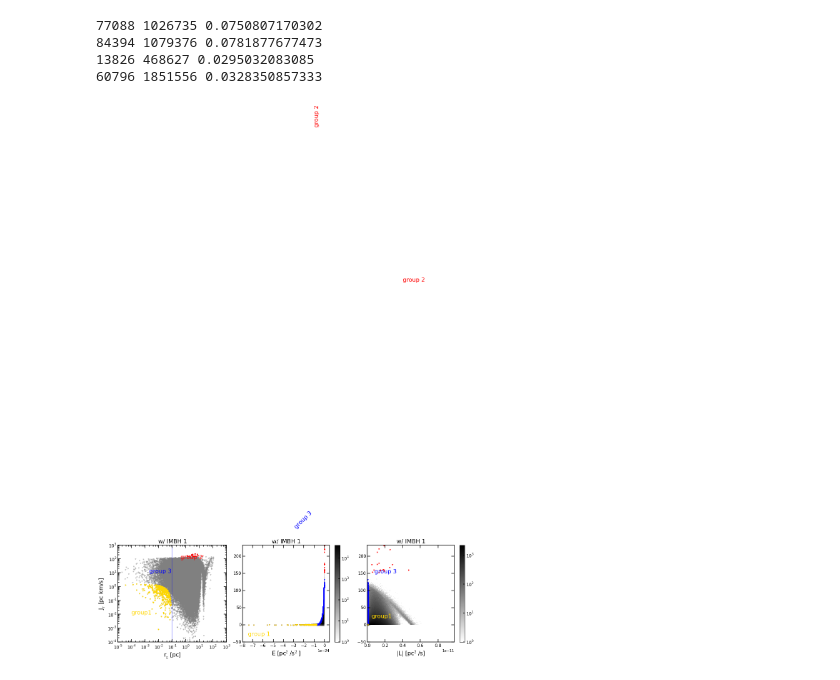
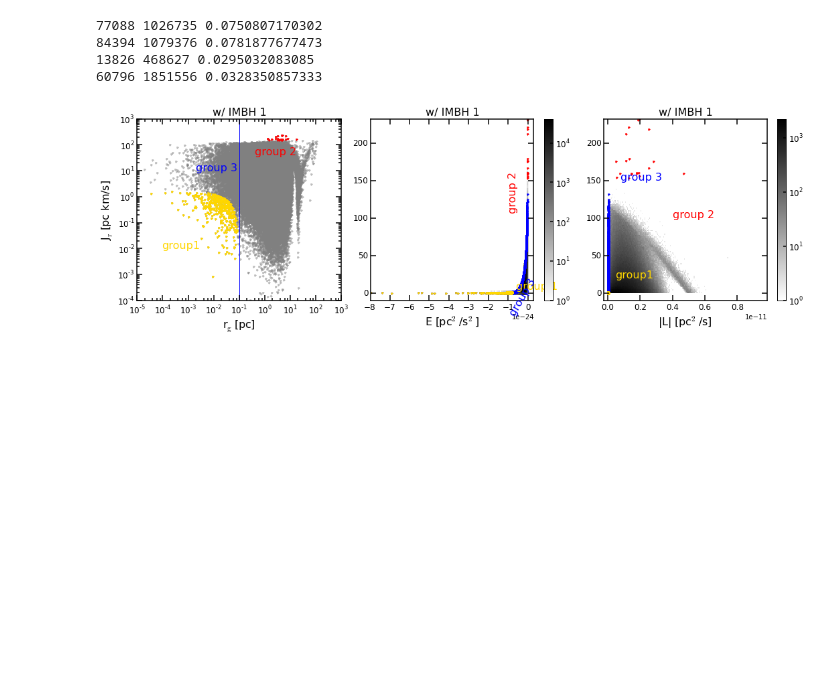
Before and after one commit to sophialilleengen/GC_actions, a Jupyter notebook: action_plots.ipynb, the cells around one changed output. Cells and saved outputs as stored; diff of their text form; code cells hidden in the pictures; blank space fills up the shorter version.

```diff
--- a/action_plots.ipynb
+++ b/action_plots.ipynb
@@ -232,15 +232,15 @@ r_beta_wo_bh_2=r_beta_wo_2/hmr_wo_bh_2
 
 #E_1 = bh_orbit_1.energy(x_1[1:],y_1[1:],z_1[1:],vx_1[1:],vy_1[1:],vz_1[1:])
 #L_1=bh_orbit_1.angularmom(x_1[1:],y_1[1:],z_1[1:],vx_1[1:],vy_1[1:],vz_1[1:])[0]
-k_1_test=E_1<-0.8e-24
-l_1_test=J_r_1>150
-l_1=np.flatnonzero(k_1_test+l_1_test)
+group1_1=E_1<-0.9e-24
+group2_1=J_r_1>150
+#l_1=np.flatnonzero(k_1_test+l_1_test)
 
 #E_2 = bh_orbit_2.energy(x_2[1:],y_2[1:],z_2[1:],vx_2[1:],vy_2[1:],vz_2[1:])
 #L_2=bh_orbit_2.angularmom(x_2[1:],y_2[1:],z_2[1:],vx_2[1:],vy_2[1:],vz_2[1:])[0]
-k_2_test=E_2<-0.8e-24
-l_2_test=J_r_2>150
-l_2=np.flatnonzero(k_2_test+l_2_test)
+group1_2=E_2<-0.9e-24
+group2_2=J_r_2>150
+#l_2=np.flatnonzero(k_2_test+l_2_test)
 #print(l_1,l_2)
 # %%
 ### plot actions over actual distance ###
@@ -1334,7 +1369,7 @@ ax0.set_ylabel('J$_\mathrm{r}$ [pc km/s]',fontsize=16)
 ax0.set_title('w/ IMBH 1',fontsize=16)
 #ax0.legend(loc=0,numpoints=1)
 ax0.text(x=1e-4,y=1e-2,s='group1',color='gold',fontsize=16)
-ax0.text(x=4e-1,y=1e2,s='group 2',color='red',fontsize=16)
+ax0.text(x=4e-1,y=4e1,s='group 2',color='red',fontsize=16)
 ax0.text(x=2e-3,y=10,s='group 3',color='blue',fontsize=16)
 
 
@@ -1345,21 +1380,10 @@ ax1.set_title('w/ IMBH 1',fontsize=16)
 ax1.set_xlim(right=0.05e-23)
 ax1.set_ylim(-50,)
 
-#bbox_props = dict(boxstyle="round,pad=0.3", fc=None, ec="b", lw=1.5)
-#t = ax1.text(0, -1.0, "group1", ha="center", va="center", size=15, bbox=bbox_props)
 
-
-at = AnchoredText("group 1",
-                  prop=dict(size=16,color='gold'), frameon=False,
-                  loc=3
-                  )
-ax1.add_artist(at)
-
-#at2 = AnchoredText('group 2',prop=dict(size=16),frameon=False,loc= (-0.1,1200),rotation=45)
-#ax1.add_artist(at2)
-
-ax1.text(x=-0.1e-23,y=1500,s='group 2',rotation=90,fontsize=16,color='red')
-ax1.text(x=-0.3e-23,y=320,s='group 3',rotation=45,fontsize=16,color='blue')
+ax1.text(x=-0.6e-24,y=5,s='group 1',fontsize=16,color='gold')
+ax1.text(x=-1e-24,y=150,s='group 2',rotation=90,fontsize=16,color='red')
+ax1.text(x=-0.1e-23,y=10,s='group 3',rotation=60,fontsize=16,color='blue')
 
 ax1.plot(E_1[rg_1],J_r_1[rg_1],'b.') #group 3
 ax1.plot(E_1[l_1_test],J_r_1[l_1_test],'.',color='red') #group 2
@@ -1370,7 +1394,8 @@ cbar1.ax.tick_params(length=4,width=1.5,labelsize=12)
 
 k_1=int(2.*len(L_1)**(1./3.))
 
-
+ax1.set_ylim(-10,)
+ax1.set_xlim(right=0.3e-24)
 
 
 cax2=ax2.hist2d(L_1,J_r_1,bins=k_1,norm=LogNorm(),cmap='binary')
@@ -1386,33 +1411,34 @@ ax2.plot(L_1[l_1_test],J_r_1[l_1_test],'r.') #group 2
 ax2.plot(L_1[k_1_test],J_r_1[k_1_test],'.',color='gold') #group 1
 
 ax2.text(x=0.05e-11,y=20,s='group1',color='gold',fontsize=16)
-ax2.text(x=0.4e-11,y=1000,s='group 2',color='red',fontsize=16)
+ax2.text(x=0.4e-11,y=100,s='group 2',color='red',fontsize=16)
 ax2.text(x=0.08e-11,y=150,s='group 3',color='blue',fontsize=16)
-
+ax2.set_ylim(-10,)
+ax2.set_xlim(-0.25e-12,)
 fig.tight_layout()
 axes[0].spines['top'].set_linewidth(1.5)
 axes[0].spines['right'].set_linewidth(1.5)
 axes[0].spines['bottom'].set_linewidth(1.5)
 axes[0].spines['left'].set_linewidth(1.5)
 
 axes[0].tick_params(length=8,width=1.5,labelsize=12)
 axes[0].tick_params(which='minor',length=4,width=1.5)
 
 axes[1].spines['top'].set_linewidth(1.5)
 axes[1].spines['right'].set_linewidth(1.5)
 axes[1].spines['bottom'].set_linewidth(1.5)
 axes[1].spines['left'].set_linewidth(1.5)
 
 axes[1].tick_params(length=8,width=1.5,labelsize=12)
 axes[1].tick_params(which='minor',length=4,width=1.5)
 
 axes[2].spines['top'].set_linewidth(1.5)
 axes[2].spines['right'].set_linewidth(1.5)
 axes[2].spines['bottom'].set_linewidth(1.5)
 axes[2].spines['left'].set_linewidth(1.5)
 axes[2].tick_params(length=8,width=1.5,labelsize=12)
 axes[2].tick_params(which='minor',length=4,width=1.5)
 
 fig.savefig('../Bachelorarbeit-Entwurf/Plots/J_r_compare_plot.png',format='png',dpi=400,bbox_inches='tight')
 # %% [output]
-[figure, old version]
+[figure, new version]
```
Also changed, not shown: parts of 7 cells of this notebook.
